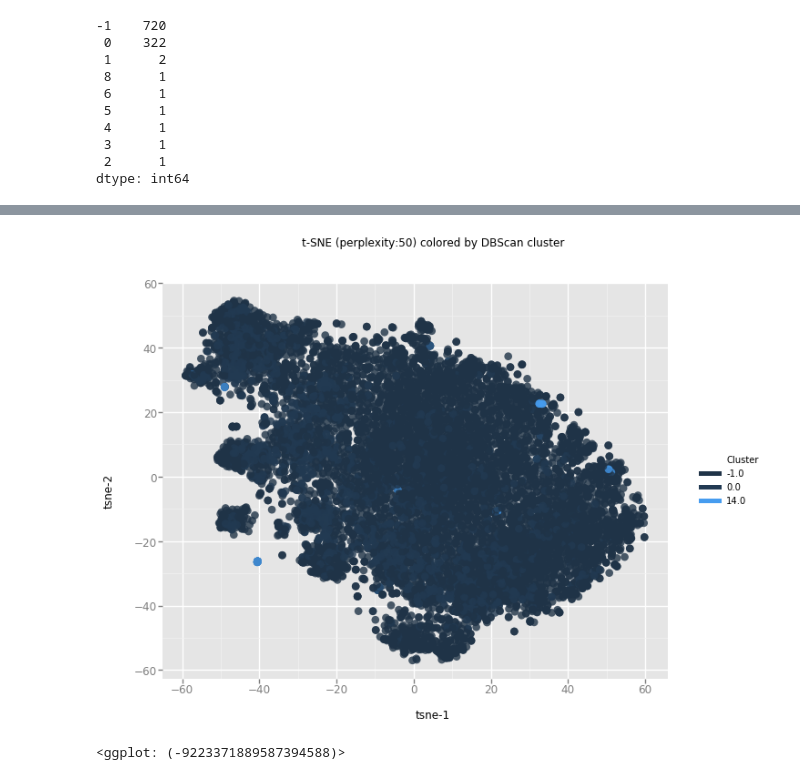
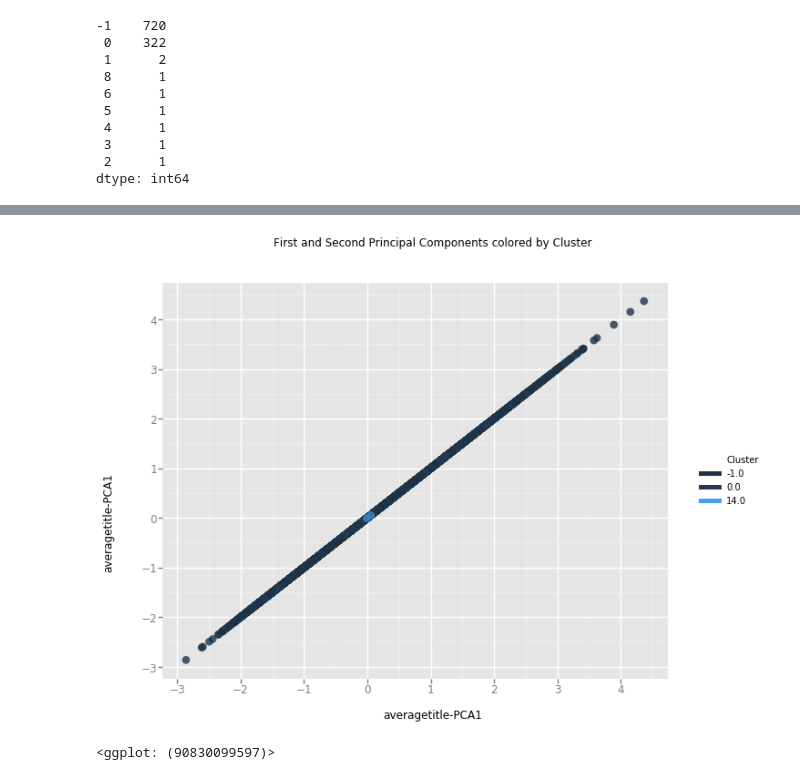
Before and after one commit to allenwang28/YouTube-Virality-Predictor, a Jupyter notebook: notebooks/Data Exploration 2.ipynb, the cells around one changed output, grey strips where cells are left out. Drawn from its saved outputs; the diff is of its cells as text; code cells hidden in the pictures.

```diff
--- a/notebooks/Data Exploration 2.ipynb
+++ b/notebooks/Data Exploration 2.ipynb
@@ -208,4 +211,4 @@ pd.Series(db.labels_[df['Top10']]).value_counts()
  2      1
 dtype: int64
 # %%
-df_tsne['Cluster'] = db.labels_
+df['Cluster'] = db.labels_
@@ -232,8 +215,8 @@ Name: Cluster, dtype: int64
 # %%
-chart = ggplot( df_tsne, aes(x='tsne-1', y='tsne-2', color='Cluster') ) \
+chart = ggplot( df, aes(x='averagetitle-PCA1', y='averagetitle-PCA1', color='Cluster') ) \
         + geom_point(size=75,alpha=0.8) \
-        + ggtitle("t-SNE (perplexity:{0}) colored by DBScan cluster".format(perplexity))
+        + ggtitle("First and Second Principal Components colored by Cluster")
 chart
 # %% [output]
-[figure, old version]
+[figure, new version]
-<ggplot: (-9223371889587394588)>
+<ggplot: (90830099597)>
```
Also changed, not shown: parts of 7 cells of this notebook, 6 other files.
